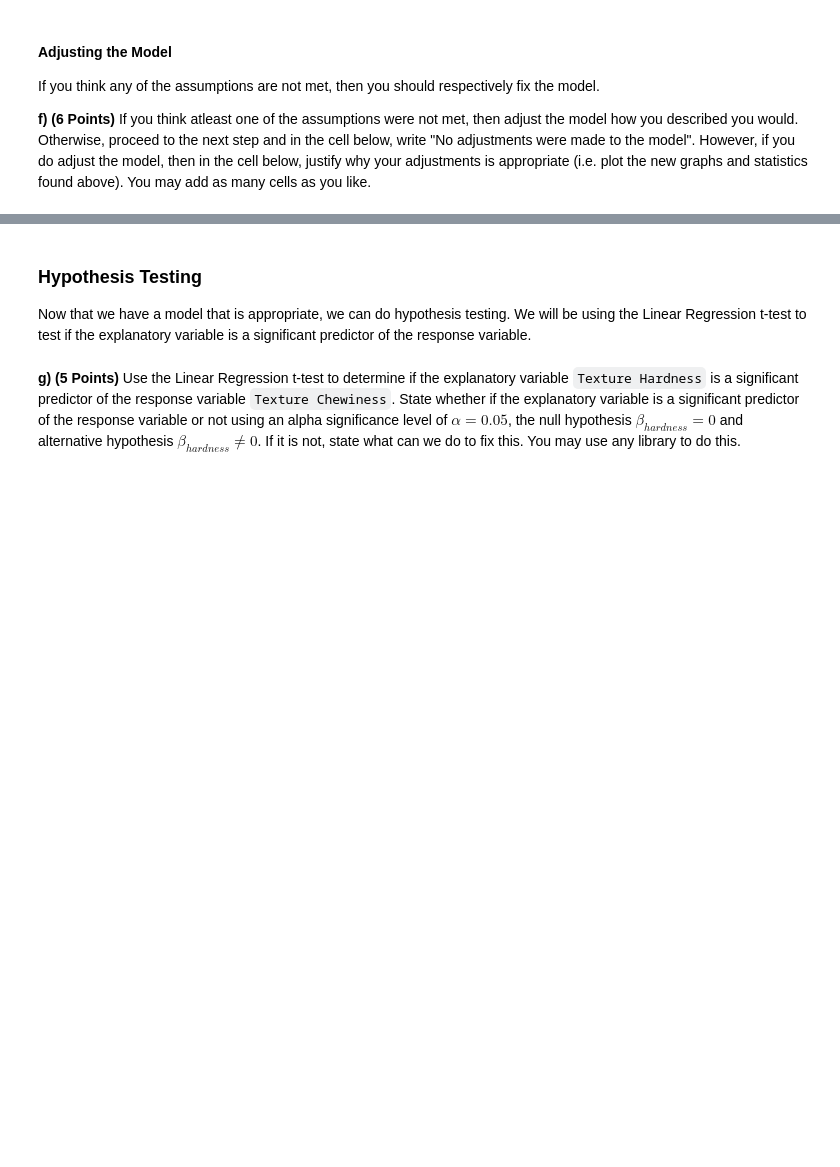
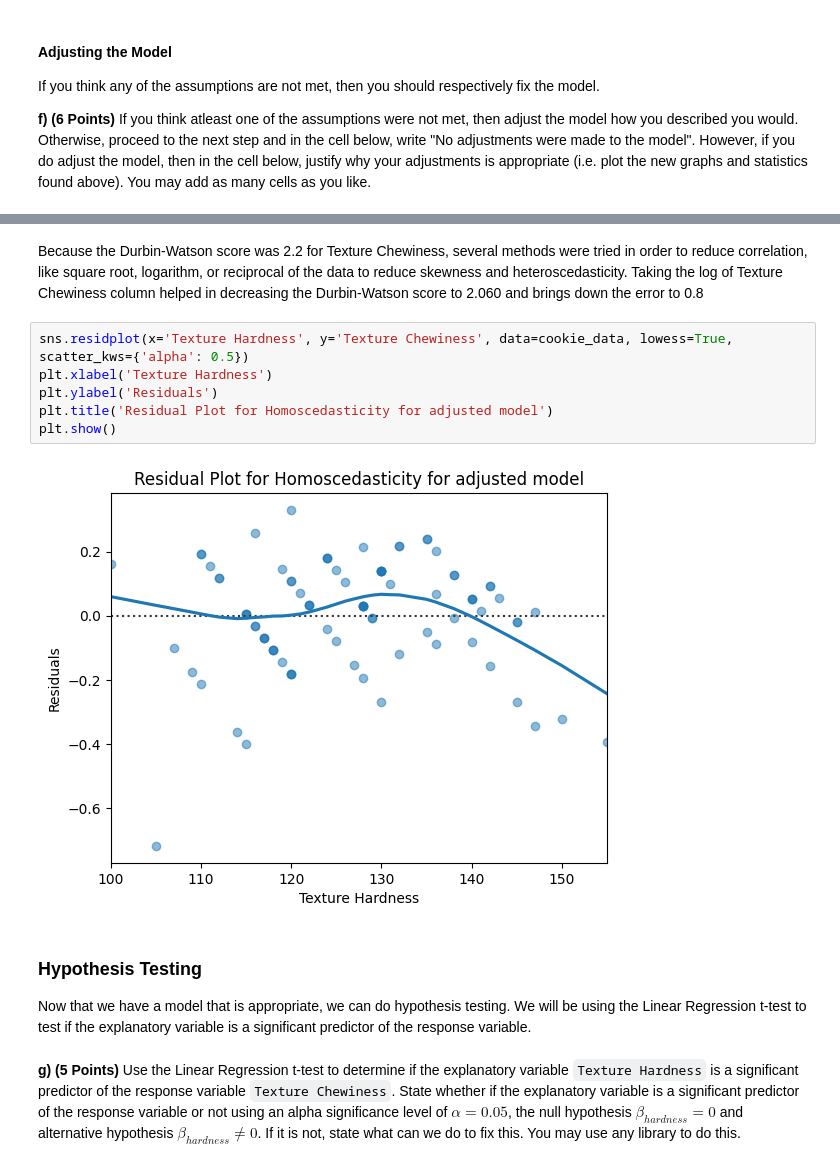
Before and after one commit to CS506-Boston-University/homework-4-phs-sakshi, a Jupyter notebook: homework4.ipynb, the cells around one changed output, grey strips where cells are left out. Drawn from its saved outputs; the diff is of its cells as text; blank space fills up the shorter version.

```diff
--- a/homework4.ipynb
+++ b/homework4.ipynb
@@ -248,3 +381,13 @@ If you think any of the assumptions are not met, then you should respectively fi
+# %% [markdown]
+Because the Durbin-Watson score was 2.2 for Texture Chewiness, several methods were tried in order to reduce correlation, like square root, logarithm, or reciprocal of the data to reduce skewness and heteroscedasticity. Taking the log of Texture Chewiness column helped in decreasing the Durbin-Watson score to 2.060 and brings down the error to 0.8
+# %%
+sns.residplot(x='Texture Hardness', y='Texture Chewiness', data=cookie_data, lowess=True, scatter_kws={'alpha': 0.5})
+plt.xlabel('Texture Hardness')
+plt.ylabel('Residuals')
+plt.title('Residual Plot for Homoscedasticity for adjusted model')
+plt.show()
+# %% [output]
+[figure, added]
 # %% [markdown]
 ### Hypothesis Testing
 Now that we have a model that is appropriate, we can do hypothesis testing. We will be using the Linear Regression t-test to test if the explanatory variable is a significant predictor of the response variable.
```
Also changed, not shown: parts of 39 cells of this notebook, 6 other files.
